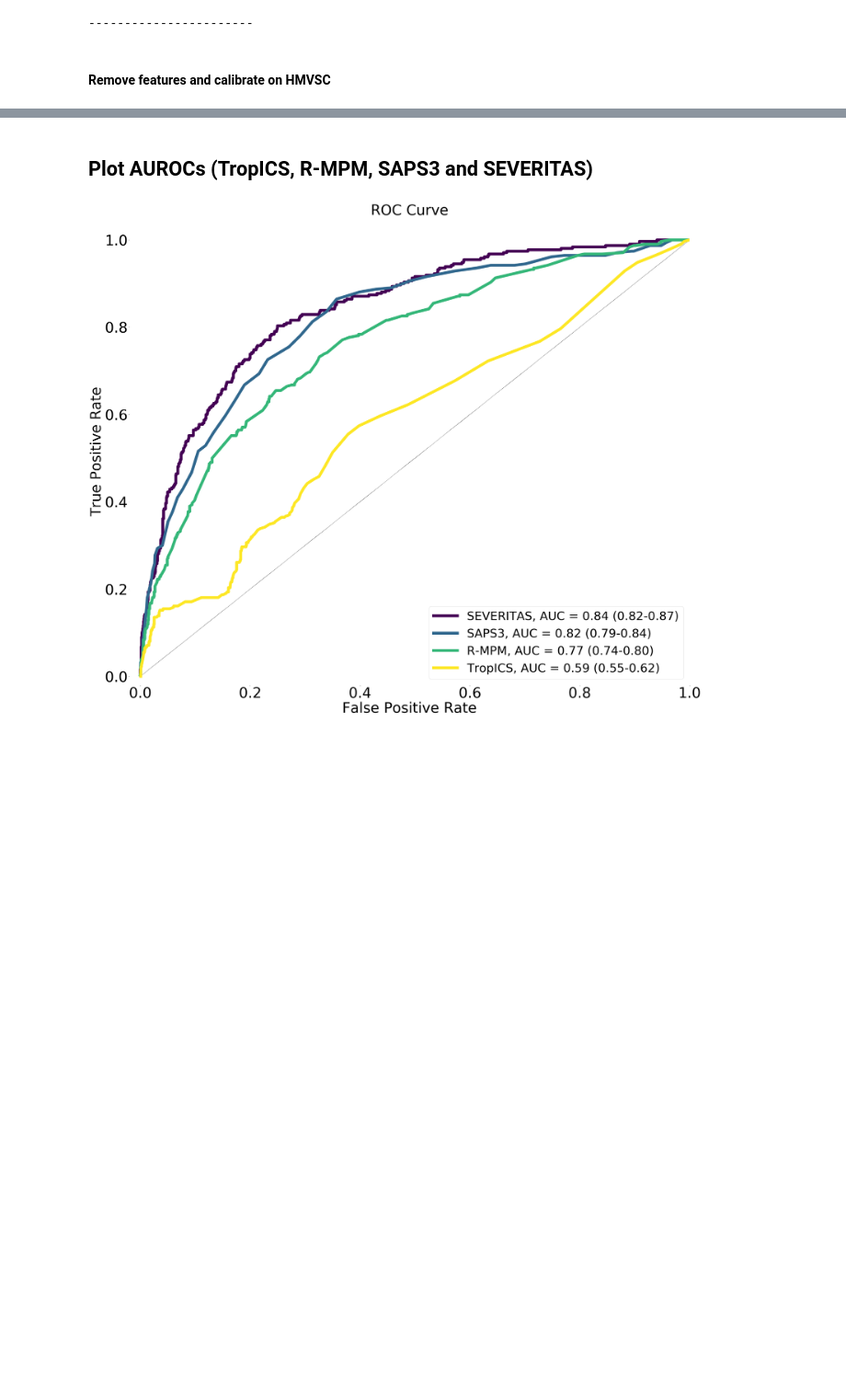
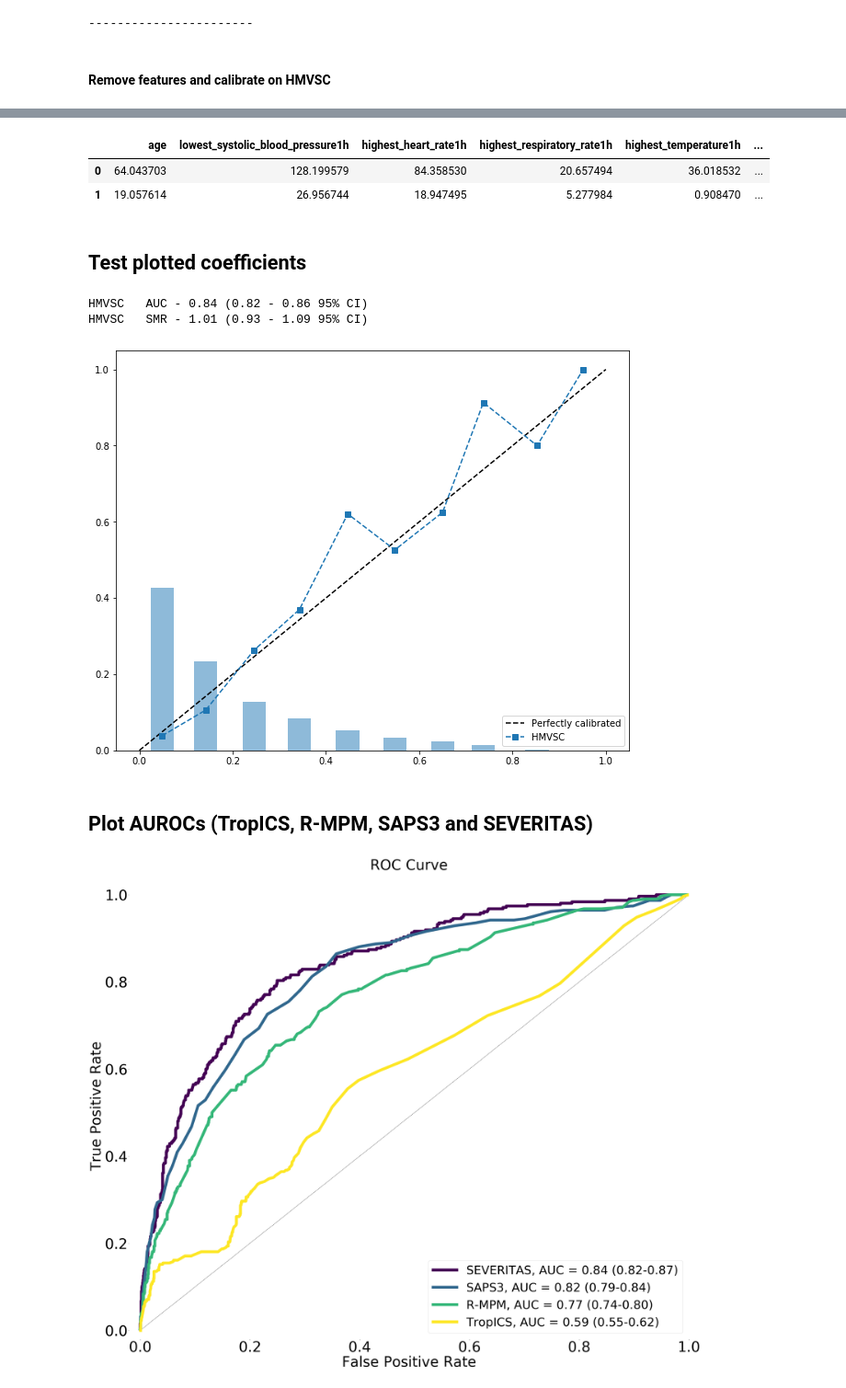
Before and after one commit to deliberato/mortality_prediction, a Jupyter notebook: analysis.ipynb, the cells around one changed output, grey strips where cells are left out. Shown at 92% size. Saved outputs shown, nothing was run; the diff lists cells and outputs as text; code cells hidden in the pictures; blank space fills up the shorter version.

```diff
--- a/analysis.ipynb
+++ b/analysis.ipynb
@@ -737,4 +737,73 @@ HMVSC   SMR - 1.00 (0.91 - 1.08 95% CI)
 [figure]
+# %%
+# Standardization parameters
+# {varname: (stdev, mean)}
+stdevs = pipe.named_steps['transformer'].named_transformers_['scaler'].scale_
+means = pipe.named_steps['transformer'].named_transformers_['scaler'].mean_
+params = dict(zip(n_cols, zip(means, stdevs)))
+display(pd.DataFrame.from_dict(params))
+# %% [output]
+|  | age | lowest_systolic_blood_pressure1h | highest_heart_rate1h | highest_respiratory_rate1h | highest_temperature1h | ... |
+| 0 | 64.043703 | 128.199579 | 84.358530 | 20.657494 | 36.018532 | ... |
+| 1 | 19.057614 | 26.956744 | 18.947495 | 5.277984 | 0.908470 | ... |
+# %% [markdown]
+## Test plotted coefficients
+# %%
+# Remove columns excluded from feature selection
+drop = ["lowest_mean_arterial_pressure1h", "lowest_diastolic_blood_pressure1h",
+        "genders", "bmi_group"]
+columns = columns2block(5)
+columns = [c for c in columns if c not in drop]
+
+# prepare data
+_, _, X_hmvsc, y_hmvsc, filtered_normal, c_cols, n_cols, c_vals = prep_data(
+    hiae.copy(), hmvsc.copy(), columns, target, model='logr')
+
+X_hmvsc = Imputer(filtered_normal, c_cols).fit_transform(X_hmvsc)
+X_hmvsc['age'] = (X_hmvsc['age'] - 64.04) / 19.06
+X_hmvsc['lowest_systolic_blood_pressure1h'] = (X_hmvsc['lowest_systolic_blood_pressure1h'] - 128.20) / 26.96
+X_hmvsc['highest_heart_rate1h'] = (X_hmvsc['highest_heart_rate1h'] - 84.36) / 18.95
+X_hmvsc['highest_respiratory_rate1h'] = (X_hmvsc['highest_respiratory_rate1h'] - 20.66) / 5.28
+X_hmvsc['highest_temperature1h'] = (X_hmvsc['highest_temperature1h'] - 36.02) / 0.91
+X_hmvsc['lengthhospitalstaypriorunitadmission'] = (X_hmvsc['lengthhospitalstaypriorunitadmission'] - 2.24) / 18.72
+
+X_hmvsc['severitas'] = (X_hmvsc['admissionsourcename'] == 'emergency room') * (-0.75) + \
+                        (X_hmvsc['admissionsourcename'] == 'floor') * (-0.02) + \
+                        (X_hmvsc['admissionsourcename'] == 'operating room') * (-1) + \
+                        (X_hmvsc['admissionsourcename'] == 'other icu') * (0.29) + \
+                        (X_hmvsc['admissiontypename'] == 'Cirurgia de urgência / emergência') * (-0.11) + \
+                        (X_hmvsc['admissiontypename'] == 'Cirurgia eletiva') * (-0.87) + \
+                        (X_hmvsc['chronic_health_status_name'] == 'Independente') * (-0.63) + \
+                        (X_hmvsc['chronic_health_status_name'] == 'Necessidade de Assistência') * (-0.47) + \
+                        (X_hmvsc['glasgow'] == 2) * (-1.05) + \
+                        (X_hmvsc['age']) * (0.52) + \
+                        (X_hmvsc['lowest_systolic_blood_pressure1h']) * (-0.30) + \
+                        (X_hmvsc['highest_heart_rate1h']) * (0.34) + \
+                        (X_hmvsc['highest_respiratory_rate1h']) * (0.18) + \
+                        (X_hmvsc['highest_temperature1h']) * (-0.28) + \
+                        (X_hmvsc['lengthhospitalstaypriorunitadmission']) * (0.56) + \
+                        (X_hmvsc['lowest_systolic_blood_pressure1h_null'] == 1) * (0.21) + \
+                        (X_hmvsc['highest_heart_rate1h_null'] == 1) * (-0.06) + \
+                        (X_hmvsc['highest_respiratory_rate1h_null'] == 1) * (-0.04) + \
+                        (X_hmvsc['highest_temperature1h_null'] == 1) * (0.86) + \
+                        (X_hmvsc['lengthhospitalstaypriorunitadmission_null'] == 1) * (0.44) + \
+                        (X_hmvsc['glasgow_null'] == 1) * (1.39)
+X_hmvsc['severitas'] = np.exp(X_hmvsc['severitas'])/(1 + np.exp(X_hmvsc['severitas']))
+
+# plot performance
+plt.figure(figsize=[10,8])
+ax = plt.gca()
+ax.plot([0,1],[0,1], linestyle='--', color='k', label="Perfectly calibrated")
+plot_calib_curve(np.array(y_hmvsc), X_hmvsc['severitas'], ax=ax,
+                 with_histogram=True, width=0.05,
+                 marker="s", linestyle='--', label="HMVSC")
+
+plt.legend(loc='lower right')
+plt.show()
+# %% [output]
+HMVSC   AUC - 0.84 (0.82 - 0.86 95% CI)
+HMVSC   SMR - 1.01 (0.93 - 1.09 95% CI)
+[figure, added]
 # %% [markdown]
 ## Plot AUROCs (TropICS, R-MPM, SAPS3 and SEVERITAS)
 # %%
```
Also changed, not shown: parts of 9 cells of this notebook.
